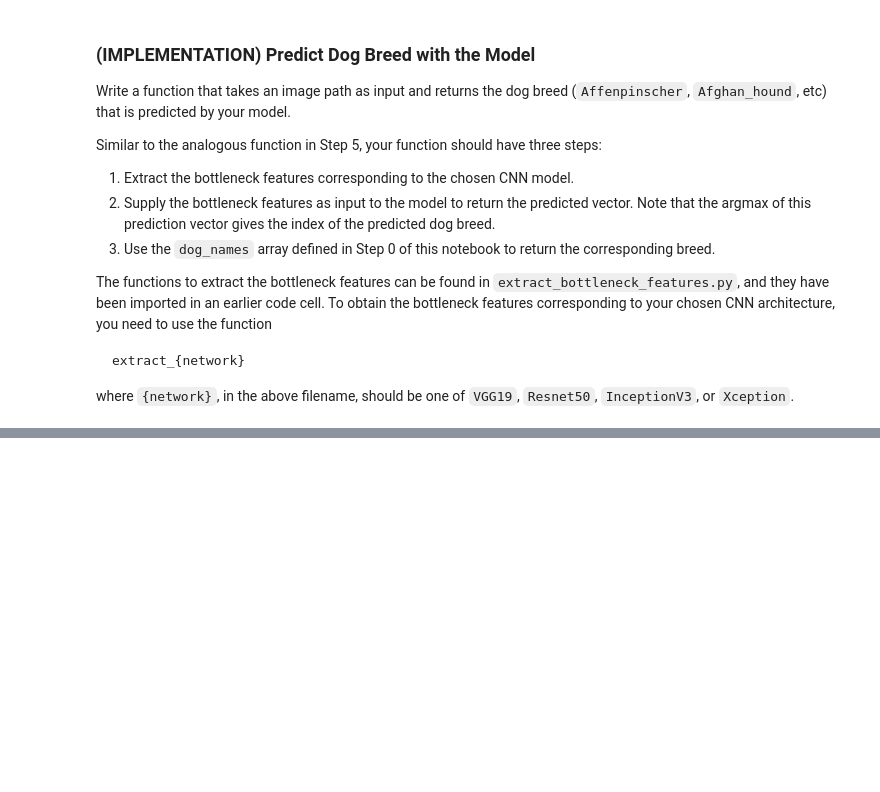
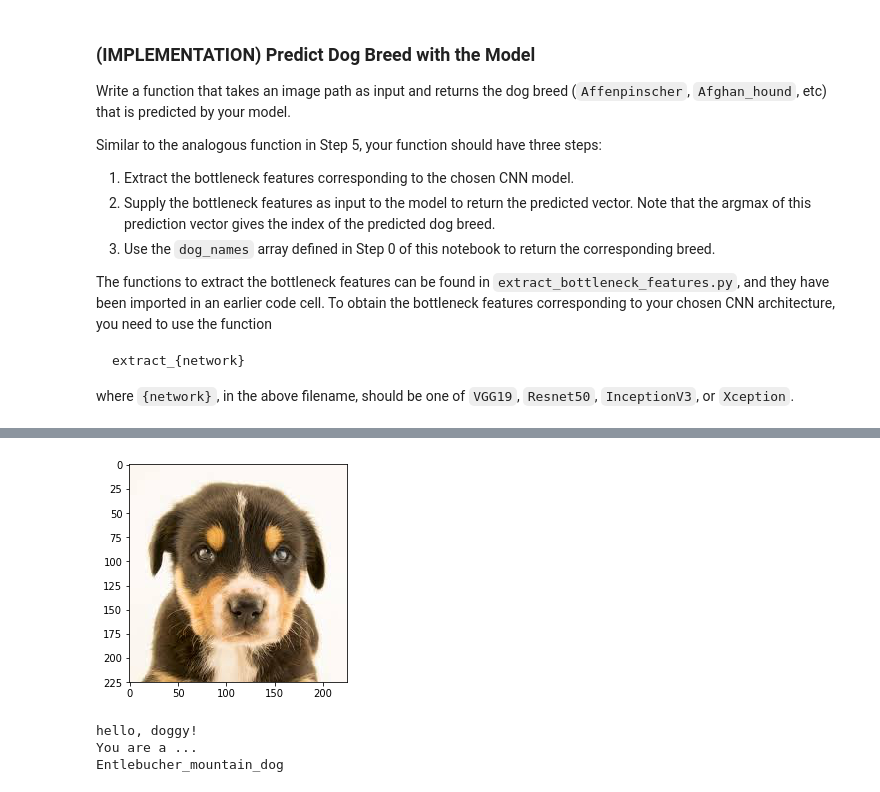
Before and after one commit to dolhana/dog-project, a Jupyter notebook: dog_app.ipynb, the cells around one changed output, grey strips where cells are left out. Drawn from its saved outputs; the diff is of its cells as text; code cells hidden in the pictures; blank space fills up the shorter version.

```diff
--- a/dog_app.ipynb
+++ b/dog_app.ipynb
@@ -613,0 +758,7 @@ __Answer:__
+# %%
+let_me_guess('test_images/dog2.jpg')
+# %% [output]
+[figure, added]
+hello, doggy!
+You are a ...
+Entlebucher_mountain_dog
```
Also changed, not shown: parts of 33 cells of this notebook, 8 other files.
